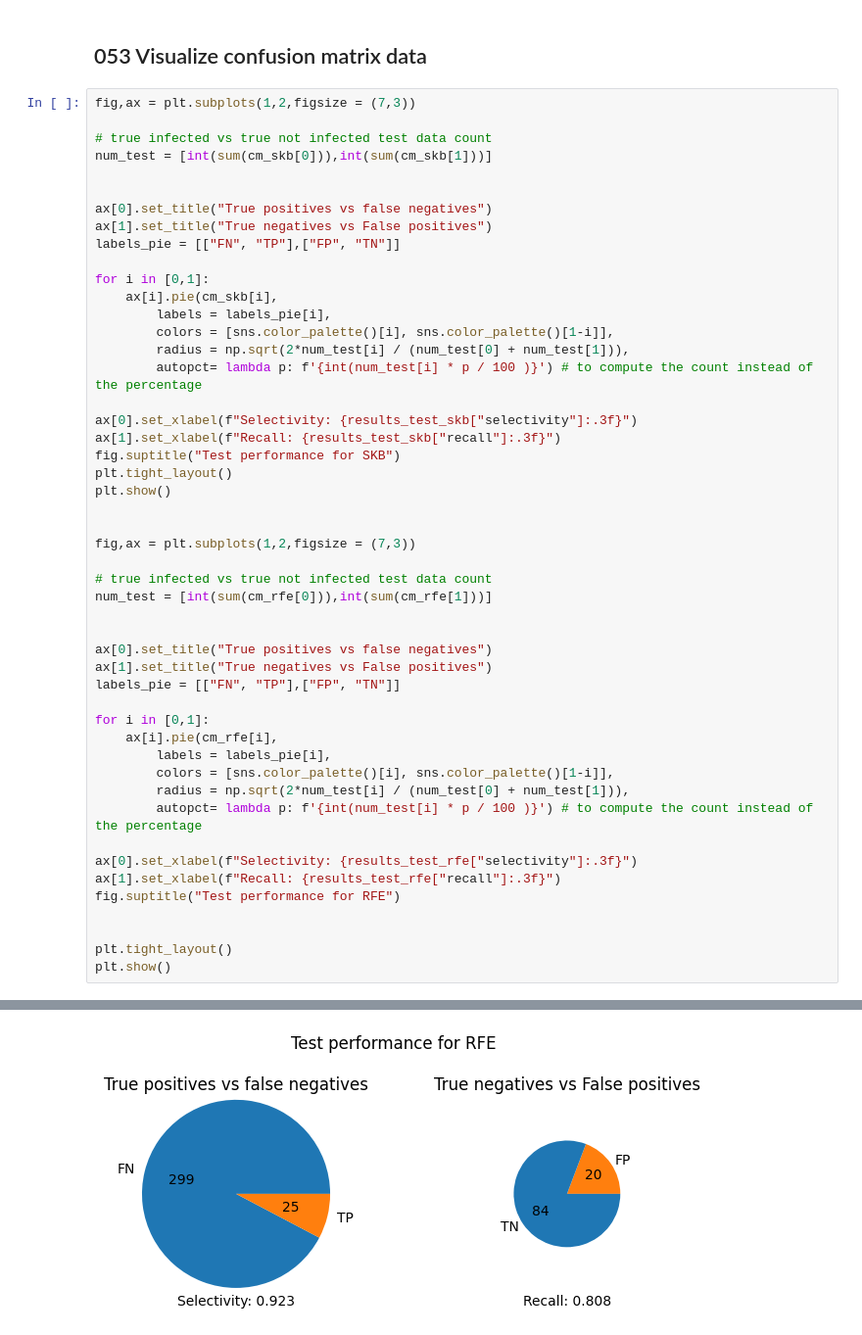
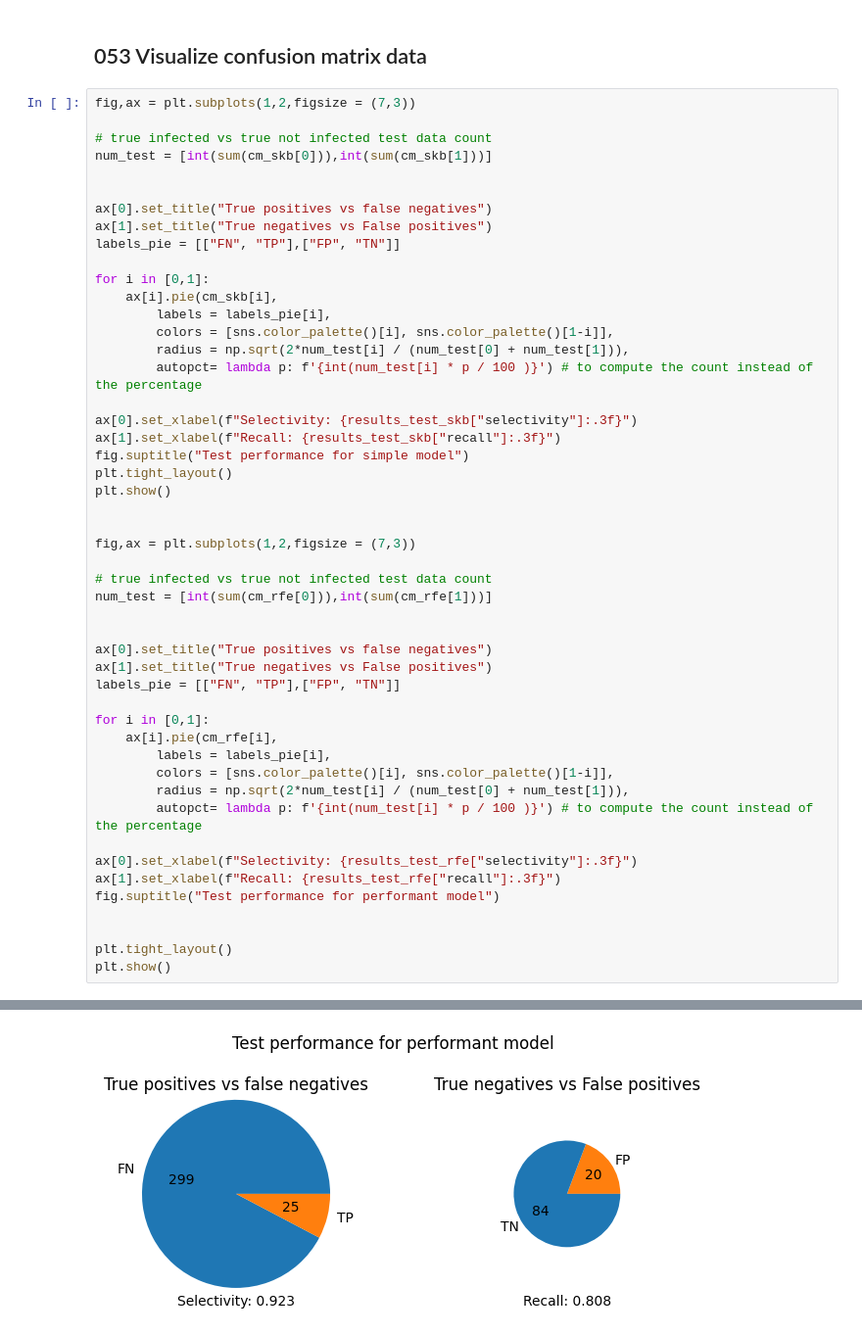
Before and after one commit to AlexanderBusa/ProgettoTeam2, a Jupyter notebook: logistic_regression.ipynb, the cells around one changed output, grey strips where cells are left out. Shown: that part at 98% size. Saved outputs shown, nothing was run; the diff lists cells and outputs as text.

```diff
--- a/logistic_regression.ipynb
+++ b/logistic_regression.ipynb
@@ -618,7 +618,7 @@ for i in [0,1]:
 
 ax[0].set_xlabel(f"Selectivity: {results_test_skb["selectivity"]:.3f}")
 ax[1].set_xlabel(f"Recall: {results_test_skb["recall"]:.3f}")
-fig.suptitle("Test performance for SKB")
+fig.suptitle("Test performance for simple model")
 plt.tight_layout()
 plt.show()
 
@@ -642,7 +642,7 @@ for i in [0,1]:
 
 ax[0].set_xlabel(f"Selectivity: {results_test_rfe["selectivity"]:.3f}")
 ax[1].set_xlabel(f"Recall: {results_test_rfe["recall"]:.3f}")
-fig.suptitle("Test performance for RFE")
+fig.suptitle("Test performance for performant model")
 
 
 plt.tight_layout()
@@ -652 +652 @@ plt.show()
-[figure, old version]
+[figure, new version]
```
Also changed, not shown: parts of 8 cells of this notebook, 1 other file.
